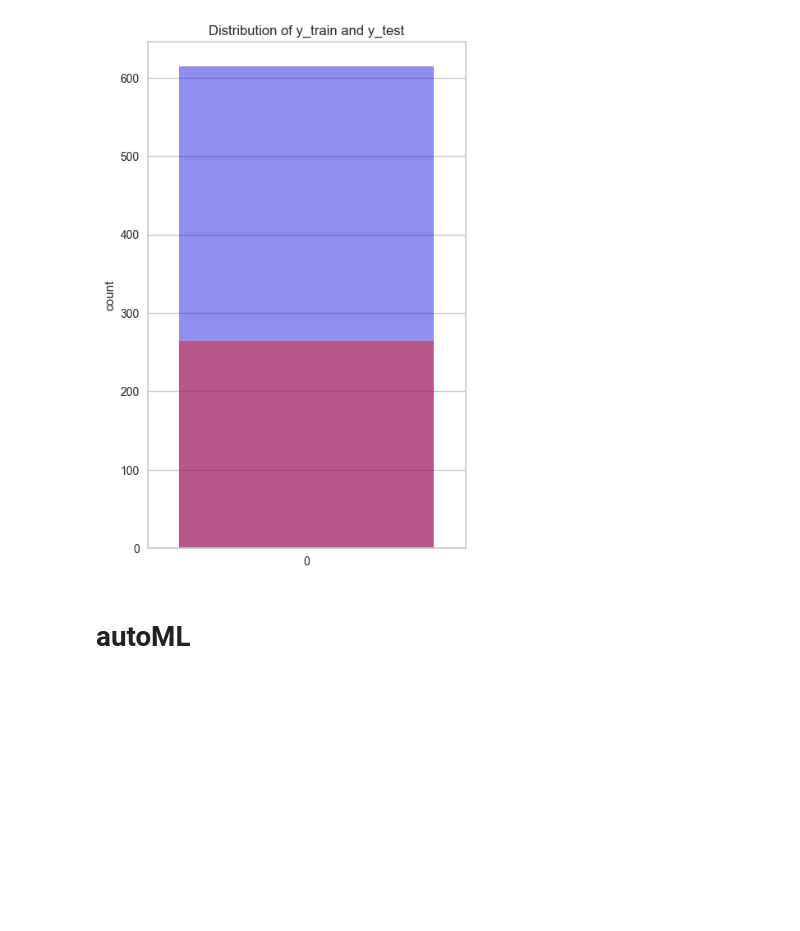
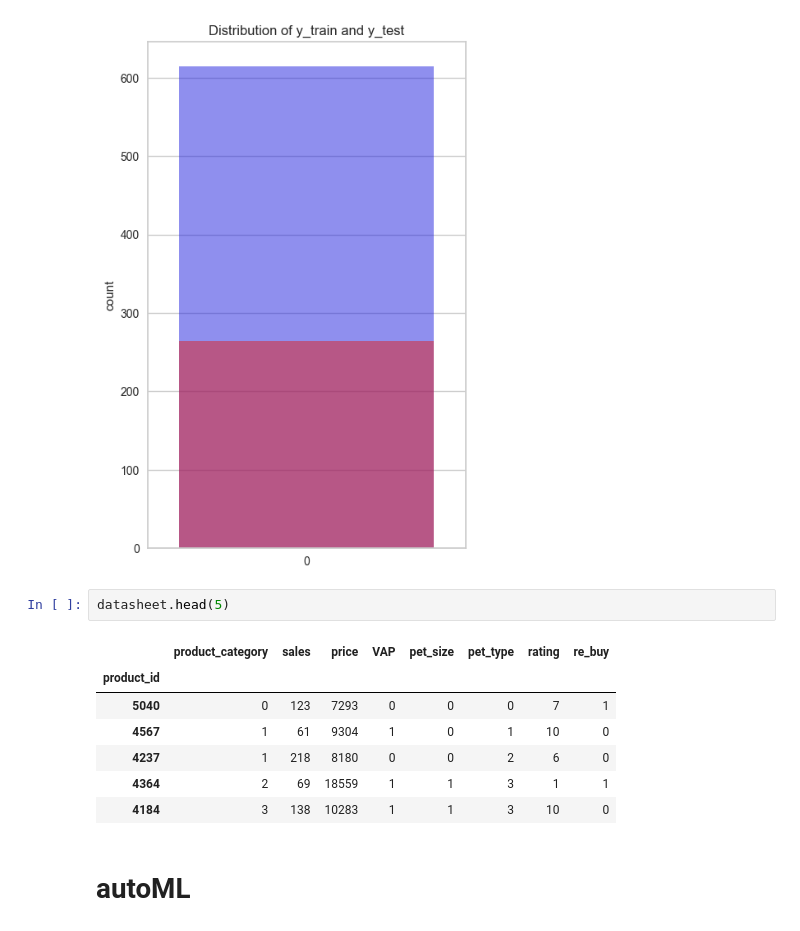
Before and after one commit to Likelion-MainHackaton-2team/Recommendation_model, a Jupyter notebook: product_recommend/autoML.ipynb, the cells around one changed output. Saved outputs shown, nothing was run; the diff lists cells and outputs as text; blank space fills up the shorter version.

```diff
--- a/product_recommend/autoML.ipynb
+++ b/product_recommend/autoML.ipynb
@@ -268,6 +268,16 @@ sns.countplot(y_test, color='red', label='test', alpha=0.5)
 plt.show()
 # %% [output]
 [figure]
+# %%
+datasheet.head(5)
+# %% [output]
+|  | product_category | sales | price | VAP | pet_size | pet_type | rating | re_buy |
+| product_id |  |  |  |  |  |  |  |  |
+| 5040 | 0 | 123 | 7293 | 0 | 0 | 0 | 7 | 1 |
+| 4567 | 1 | 61 | 9304 | 1 | 0 | 1 | 10 | 0 |
+| 4237 | 1 | 218 | 8180 | 0 | 0 | 2 | 6 | 0 |
+| 4364 | 2 | 69 | 18559 | 1 | 1 | 3 | 1 | 1 |
+| 4184 | 3 | 138 | 10283 | 1 | 1 | 3 | 10 | 0 |
 # %% [markdown]
 # autoML
 # %%
```
Also changed, not shown: 8 other files.
